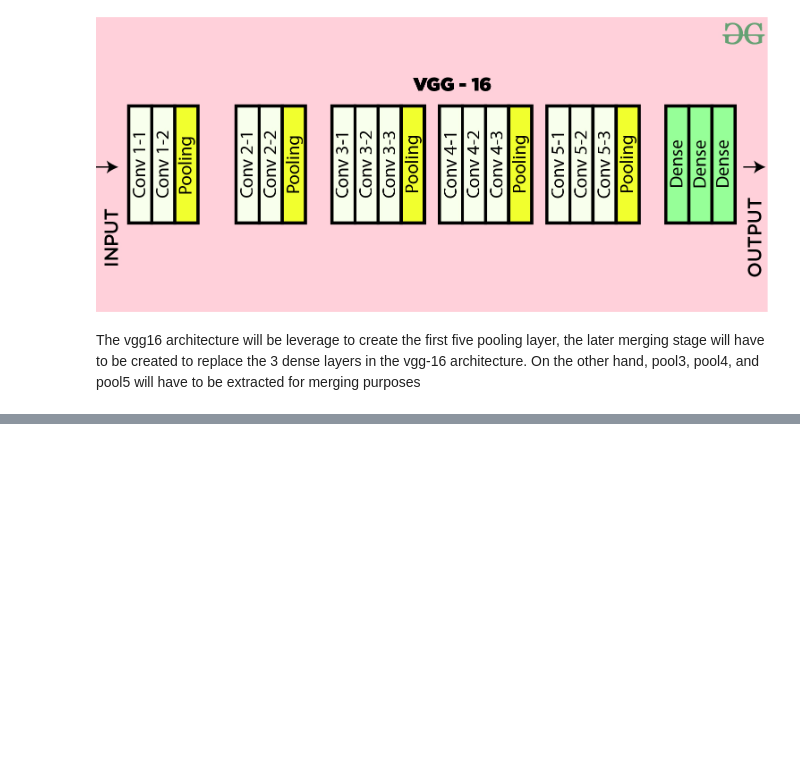
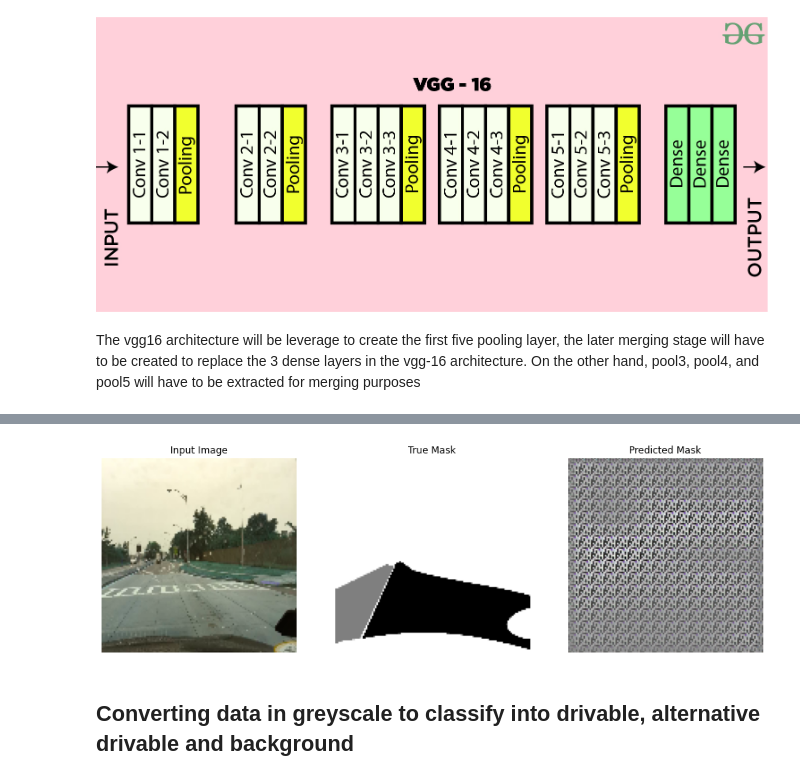
Before and after one commit to fidelianawar/W207-ML-Final, a Jupyter notebook: Karina_W207_Final_Project.ipynb, the cells around one changed output, grey strips where cells are left out. Drawn from its saved outputs; the diff is of its cells as text; code cells hidden in the pictures; blank space fills up the shorter version.

Commit message:
classify_methods

```diff
--- a/Karina_W207_Final_Project.ipynb
+++ b/Karina_W207_Final_Project.ipynb
@@ -448,0 +383,22 @@ AttributeError: 'tensorflow.python.framework.ops.EagerTensor' object has no attr
+# %%
+# compile the model
+model = fcn(128)
+
+rsmprop = RMSprop(clipvalue=0.5)
+
+model.compile(optimizer=rsmprop,
+                    loss='categorical_crossentropy',
+                    metrics=['accuracy'])
+
+# model.compile(optimizer=rsmprop,
+#               loss='mse',
+#               metrics=[tf.keras.metrics.BinaryCrossentropy()])
+
+# model.compile(optimizer=rsmprop,
+#               loss='mse',
+#               metrics=[tf.keras.metrics.CategoricalCrossentropy()])
+# %%
+# fit model
+results = model.fit(x = train_data_clean, y = train_mask_clean,
+                    batch_size=100,
+                    epochs=5)
@@ -448,0 +416,2 @@ AttributeError: 'tensorflow.python.framework.ops.EagerTensor' object has no attr
+# %%
+predicted_val = model.predict(val_data_clean)
@@ -448,0 +422,20 @@ AttributeError: 'tensorflow.python.framework.ops.EagerTensor' object has no attr
+# %%
+# function for showing sample images and its mask from the dataset
+def display(display_list):
+    plt.figure(figsize=(15, 15))
+
+    title = ['Input Image', 'True Mask', 'Predicted Mask']
+
+    for i in range(len(display_list)):
+        plt.subplot(1, len(display_list), i+1)
+        plt.title(title[i])
+        plt.imshow(tf.keras.preprocessing.image.array_to_img(display_list[i]))
+        plt.axis('off')
+    plt.show()
+# %%
+#show sample of train, true mask, and predicted mask images
+display([val_data_clean[50], val_mask_clean[50],predicted_val[50]])
+# %% [output]
+[figure, added]
+# %% [markdown]
+## Converting data in greyscale to classify into drivable, alternative drivable and background
```
Also changed, not shown: parts of 50 cells of this notebook, 1 other file.
